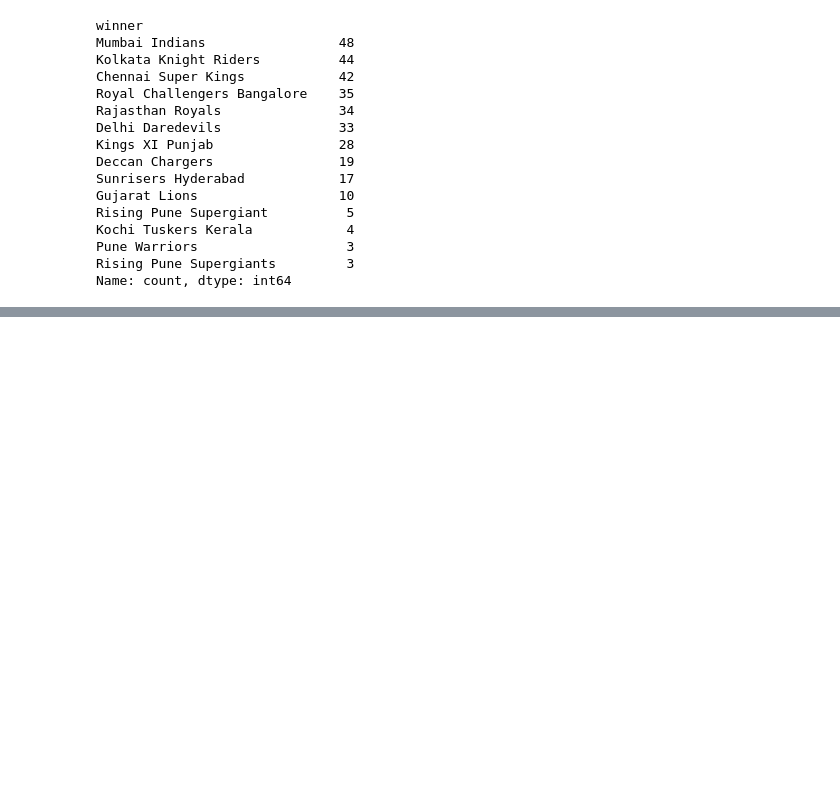
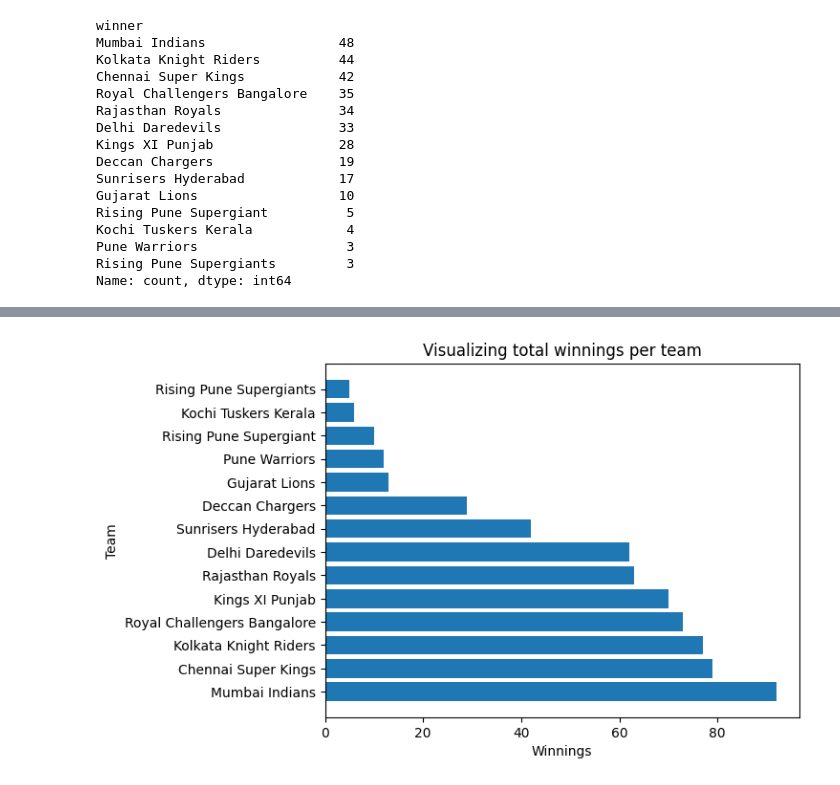
Before and after one commit to XxMurtazaxX/Machine-Learning-Prerequisites, a Jupyter notebook: Pandas/IPL Matches Analysis.ipynb, the cells around one changed output, grey strips where cells are left out. Drawn from its saved outputs; the diff is of its cells as text; code cells hidden in the pictures; blank space fills up the shorter version.

```diff
--- a/Pandas/IPL Matches Analysis.ipynb
+++ b/Pandas/IPL Matches Analysis.ipynb
@@ -228,0 +227,10 @@ plt.show()
+# %%
+total_winnings_per_team = data['winner'].value_counts()
+
+plt.barh(total_winnings_per_team.index, total_winnings_per_team.values)
+plt.xlabel('Winnings')
+plt.ylabel('Team')
+plt.title('Visualizing total winnings per team')
+plt.show()
+# %% [output]
+[figure, added]
```
Also changed, not shown: parts of 7 cells of this notebook.
